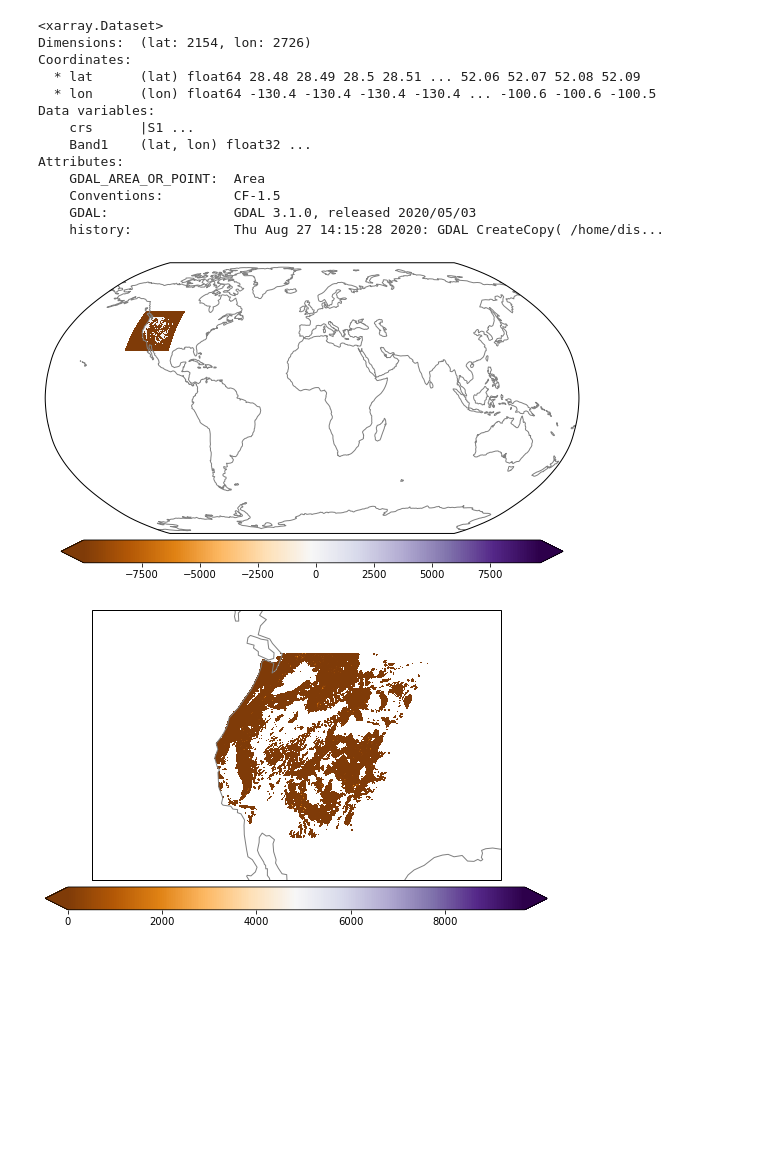
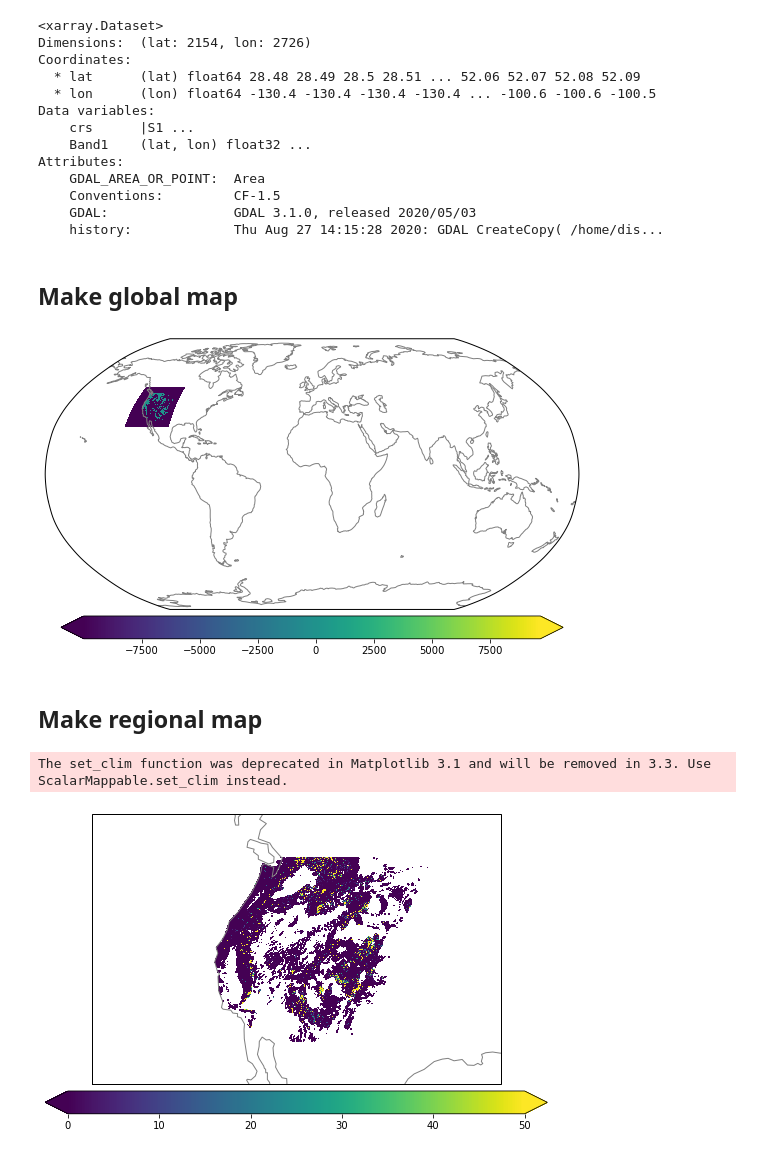
Before and after one commit to Ecoclimate-Lab/wrangling_file_formats, a Jupyter notebook: Berner_example_geotiff.ipynb, the cells around one changed output. Drawn from its saved outputs; the diff is of its cells as text; code cells hidden in the pictures; blank space fills up the shorter version.

```diff
--- a/Berner_example_geotiff.ipynb
+++ b/Berner_example_geotiff.ipynb
@@ -10,7 +12,6 @@ import xarray as xr
 # %%
-trial_number=3
-geotiff_folder_output = '/home/disk/eos9/czarakas/Data/'
-nc_fname_reproj2 = geotiff_folder_output+"Berner_example"+"_reprojected"+str(trial_number)+"b.nc"
+folder_processed_data = '/home/disk/eos9/czarakas/Data/'
+nc_fname_reproj2 = folder_processed_data+"Berner_example_reprojected3b.nc"
 ds = xr.open_dataset(nc_fname_reproj2)
 ds
 # %% [output]
@@ -27,6 +28,8 @@ Attributes:
     Conventions:         CF-1.5
     GDAL:                GDAL 3.1.0, released 2020/05/03
     history:             Thu Aug 27 14:15:28 2020: GDAL CreateCopy( /home/dis...
+# %% [markdown]
+## Make global map
 # %%
 ds_to_plot = ds['Band1']
 
@@ -40,27 +43,30 @@ cs = plt.pcolormesh(cyclic_lons, ds_to_plot['lat'], cyclic_data,
 
 cbar = plt.colorbar(ax=ax, orientation='horizontal',
                     extend='both', pad=.02, shrink=0.9)
-plt.set_cmap(plt.cm.PuOr)
+plt.set_cmap(plt.cm.viridis)
 #plt.clim([-100,100])
 #cbar.set_clim([-100,100])
 plt.show()
 # %% [output]
-[figure, old version]
+[figure, new version]
+# %% [markdown]
+## Make regional map
 # %%
 ds_to_plot = ds['Band1'].where(ds_to_plot>-9999) # I think -9999 is null? not sure what this data means though
 
 fig = plt.figure(figsize=[10,6])
 ax = plt.axes(projection=ccrs.Robinson())
 ax.coastlines(resolution='110m', color='gray')
 cyclic_data, cyclic_lons = add_cyclic_point(ds_to_plot, coord=ds_to_plot['lon'])
 cs = plt.pcolormesh(cyclic_lons, ds_to_plot['lat'], cyclic_data,
                             transform=ccrs.PlateCarree())
 
 cbar = plt.colorbar(ax=ax, orientation='horizontal',
                     extend='both', pad=.02, shrink=0.9)
-plt.set_cmap(plt.cm.PuOr)
-#plt.clim([-100,100])
-#cbar.set_clim([-100,100])
+plt.set_cmap(plt.cm.viridis)
+plt.clim([0,50])
+cbar.set_clim([0,50])
 plt.show()
 # %% [output]
+The set_clim function was deprecated in Matplotlib 3.1 and will be removed in 3.3. Use ScalarMappable.set_clim instead.
-[figure, old version]
+[figure, new version]
```
Also changed, not shown: parts of 3 cells of this notebook.
